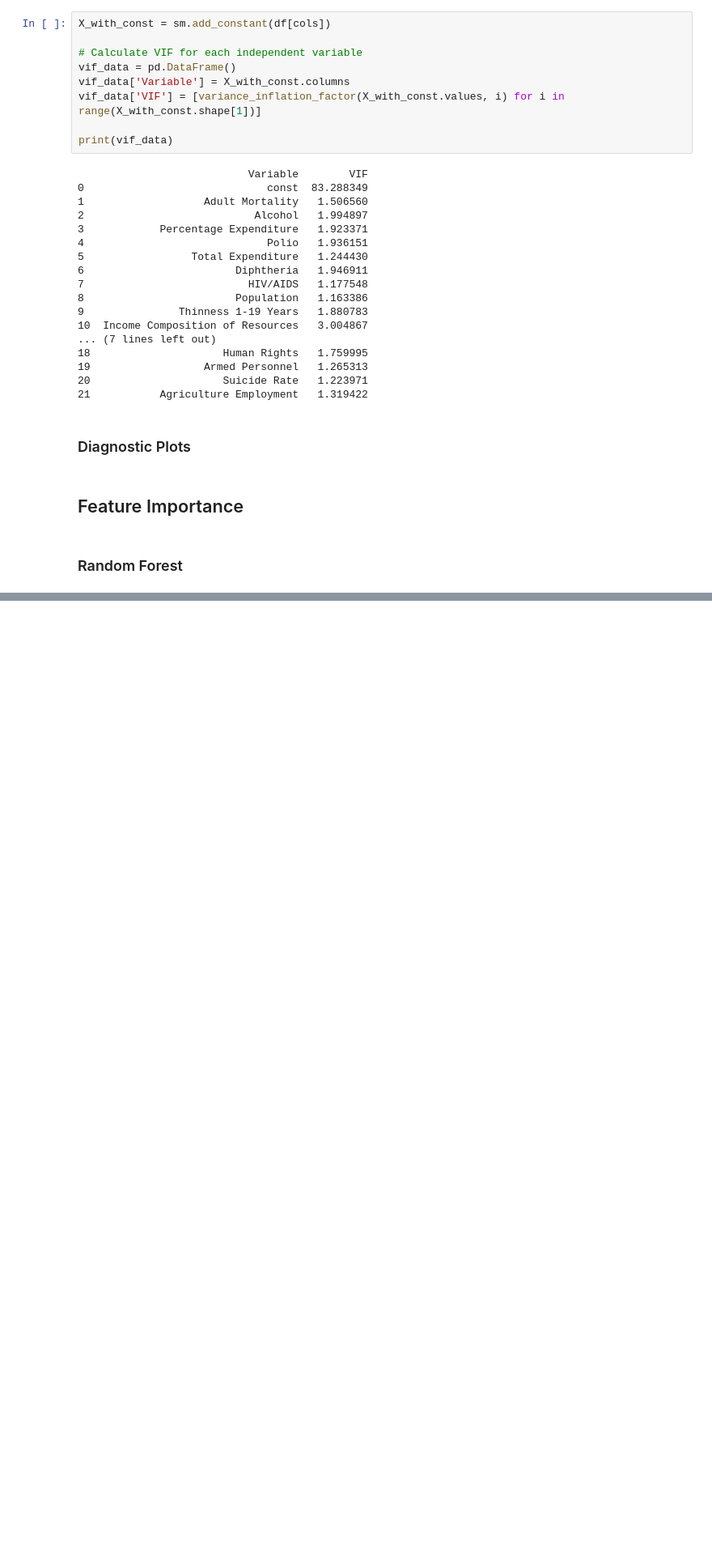
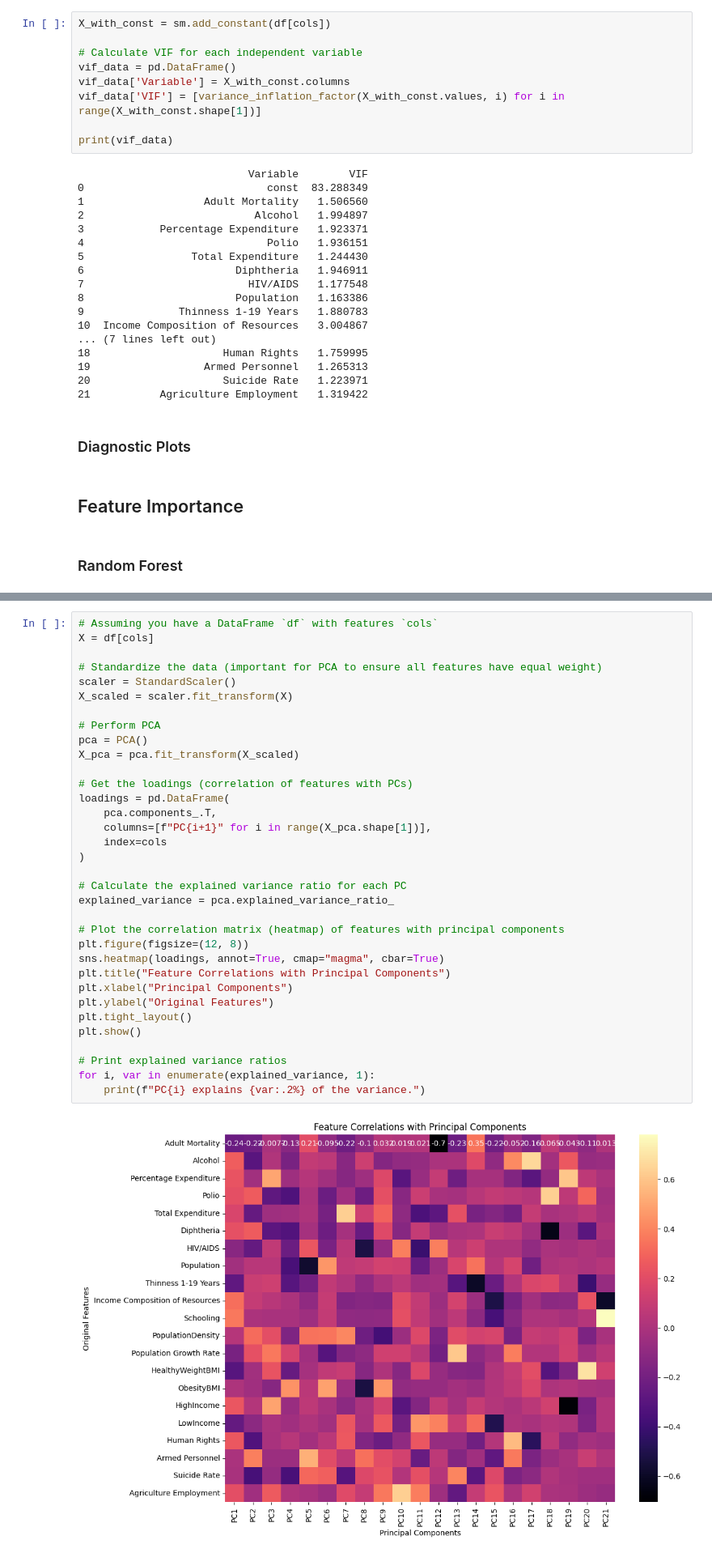
Before and after one commit to sophieharman/Volume-3-LifeExpectancyProject, a Jupyter notebook: Data Analysis/RegressionModel.ipynb, the cells around one changed output, grey strips where cells are left out. Shown: that part at 81% size. Drawn from its saved outputs; the diff is of its cells as text; blank space fills up the shorter version.

```diff
--- a/Data Analysis/RegressionModel.ipynb
+++ b/Data Analysis/RegressionModel.ipynb
@@ -198,0 +233,36 @@ Feature Importance:
+# %%
+# Assuming you have a DataFrame `df` with features `cols`
+X = df[cols]
+
+# Standardize the data (important for PCA to ensure all features have equal weight)
+scaler = StandardScaler()
+X_scaled = scaler.fit_transform(X)
+
+# Perform PCA
+pca = PCA()
+X_pca = pca.fit_transform(X_scaled)
+
+# Get the loadings (correlation of features with PCs)
+loadings = pd.DataFrame(
+    pca.components_.T,
+    columns=[f"PC{i+1}" for i in range(X_pca.shape[1])],
+    index=cols
+)
+
+# Calculate the explained variance ratio for each PC
+explained_variance = pca.explained_variance_ratio_
+
+# Plot the correlation matrix (heatmap) of features with principal components
+plt.figure(figsize=(12, 8))
+sns.heatmap(loadings, annot=True, cmap="magma", cbar=True)
+plt.title("Feature Correlations with Principal Components")
+plt.xlabel("Principal Components")
+plt.ylabel("Original Features")
+plt.tight_layout()
+plt.show()
+
+# Print explained variance ratios
+for i, var in enumerate(explained_variance, 1):
+    print(f"PC{i} explains {var:.2%} of the variance.")
+# %% [output]
+[figure, added]
```
Also changed, not shown: parts of 8 cells of this notebook.
